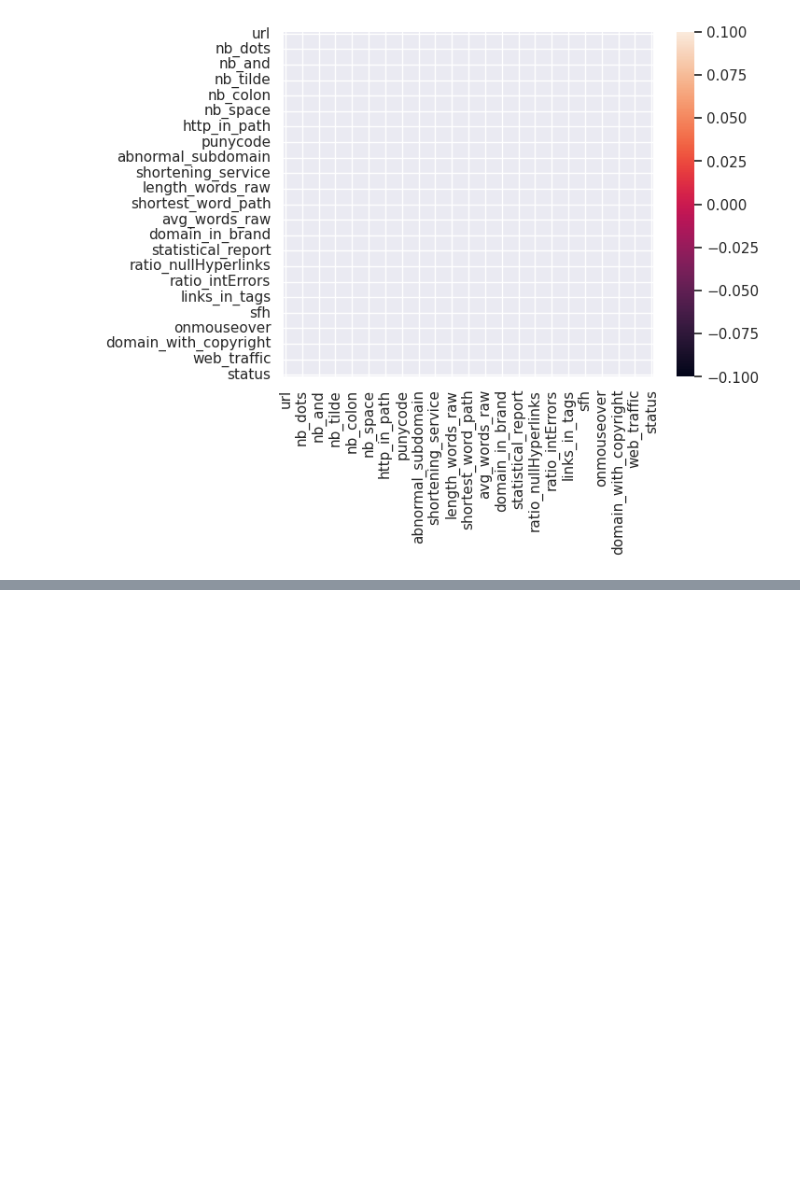
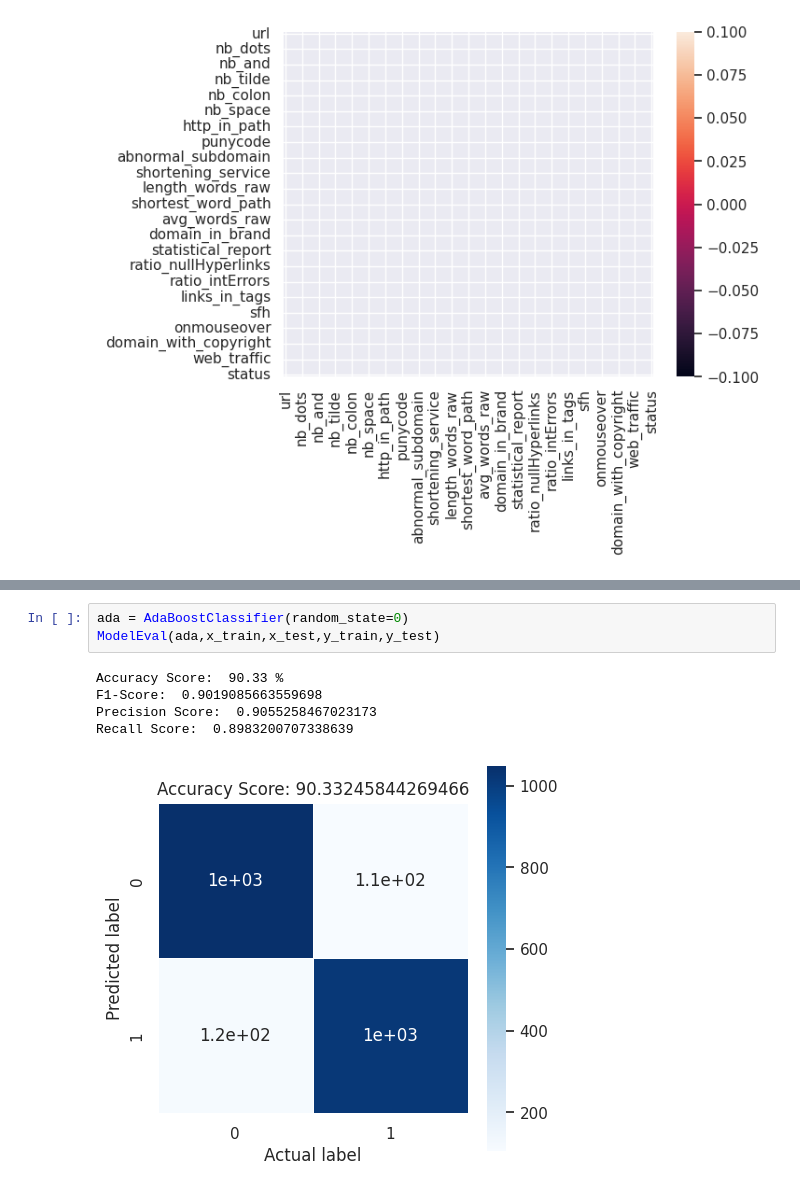
Before and after one commit to Deeksha-R-Kunder/Webpage-Phishing-detection, a Jupyter notebook: project.ipynb, the cells around one changed output, grey strips where cells are left out. Saved outputs shown, nothing was run; the diff lists cells and outputs as text; blank space fills up the shorter version.

```diff
--- a/project.ipynb
+++ b/project.ipynb
@@ -120,0 +160,9 @@ sns.heatmap(data_clean.corr(), fmt='.2g')
+# %%
+ada = AdaBoostClassifier(random_state=0)
+ModelEval(ada,x_train,x_test,y_train,y_test)
+# %% [output]
+Accuracy Score:  90.33 %
+F1-Score:  0.9019085663559698
+Precision Score:  0.9055258467023173
+Recall Score:  0.8983200707338639
+[figure, added]
```
Also changed, not shown: parts of 16 cells of this notebook.
